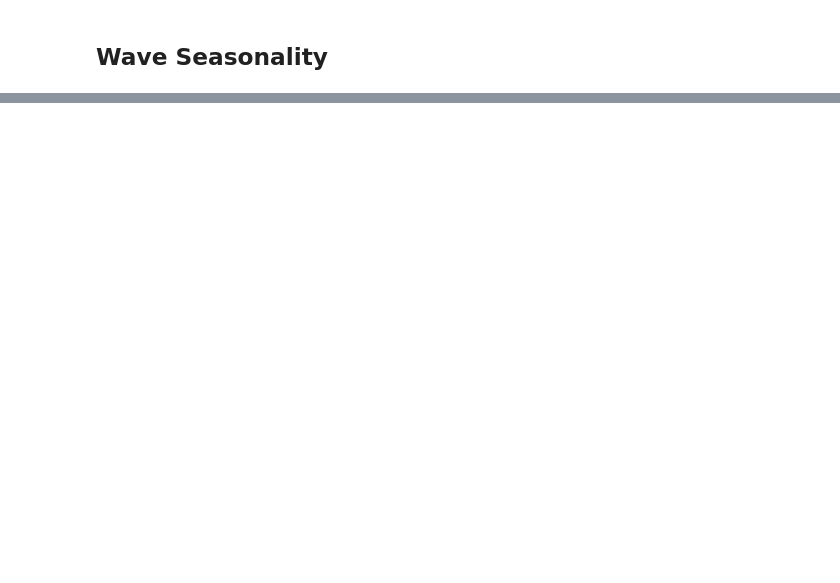
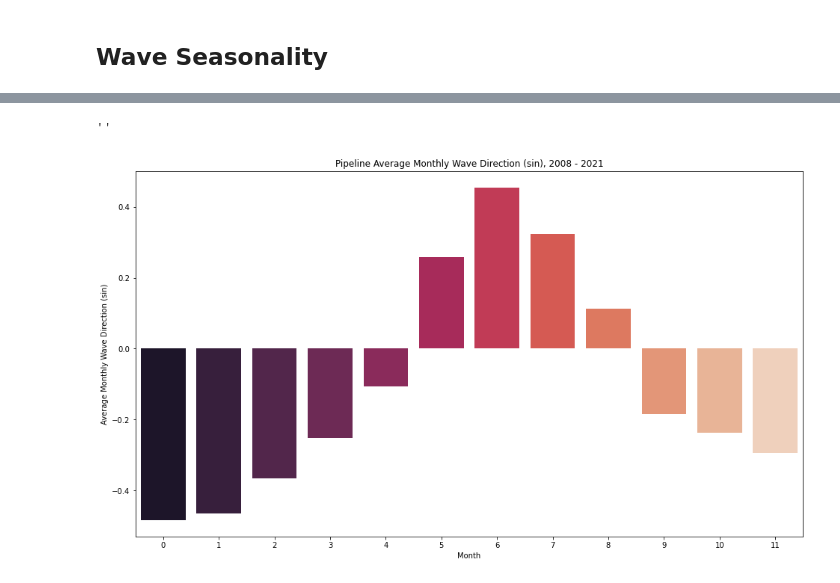
Before and after one commit to pezpet/capstone, a Jupyter notebook: code/05-eda.ipynb, the cells around one changed output, grey strips where cells are left out. Saved outputs shown, nothing was run; the diff lists cells and outputs as text; code cells hidden in the pictures; blank space fills up the shorter version.

```diff
--- a/code/05-eda.ipynb
+++ b/code/05-eda.ipynb
@@ -265,2 +265,15 @@ df2.sort_values(by='score', ascending=False).head()
 # %% [markdown]
 ## Wave Seasonality
+# %%
+buoy = pd.read_csv("../data/noaa/pipeline_buoy_full_shifted.csv", parse_dates=True)
+buoy = buoy[
+    [
+        "date",
+        "wave_height",
+        "dominant_period",
+        "avg_period",
+        "dominant_wave_direction_sin",
+        "dominant_wave_direction_cos",
+    ]
+]
+buoy['date'] = pd.to_datetime(buoy['date'])
@@ -266,0 +293,13 @@ df2.sort_values(by='score', ascending=False).head()
+# %%
+df = buoy.groupby(by=buoy['date'].dt.month).mean()
+df = df.reset_index()
+plt.figure(figsize=(16,9))
+sns.barplot(x=df.index, y=df["dominant_wave_direction_sin"], palette='rocket', ax=)
+plt.xlabel("Month")
+plt.ylabel("Average Monthly Wave Direction (sin)")
+plt.title("Pipeline Average Monthly Wave Direction (sin), 2008 - 2021")
+plt.savefig('../presentation/figures/wave-directions.png')
+;
+# %% [output]
+''
+[figure, added]
```
Also changed, not shown: parts of 4 cells of this notebook, 3 other files.
